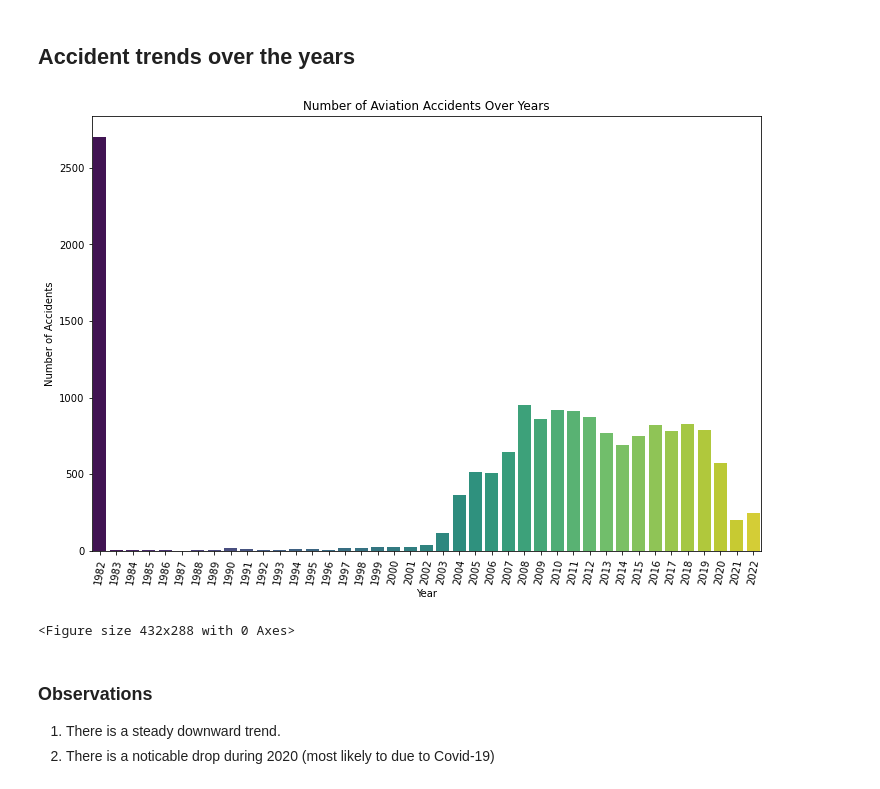
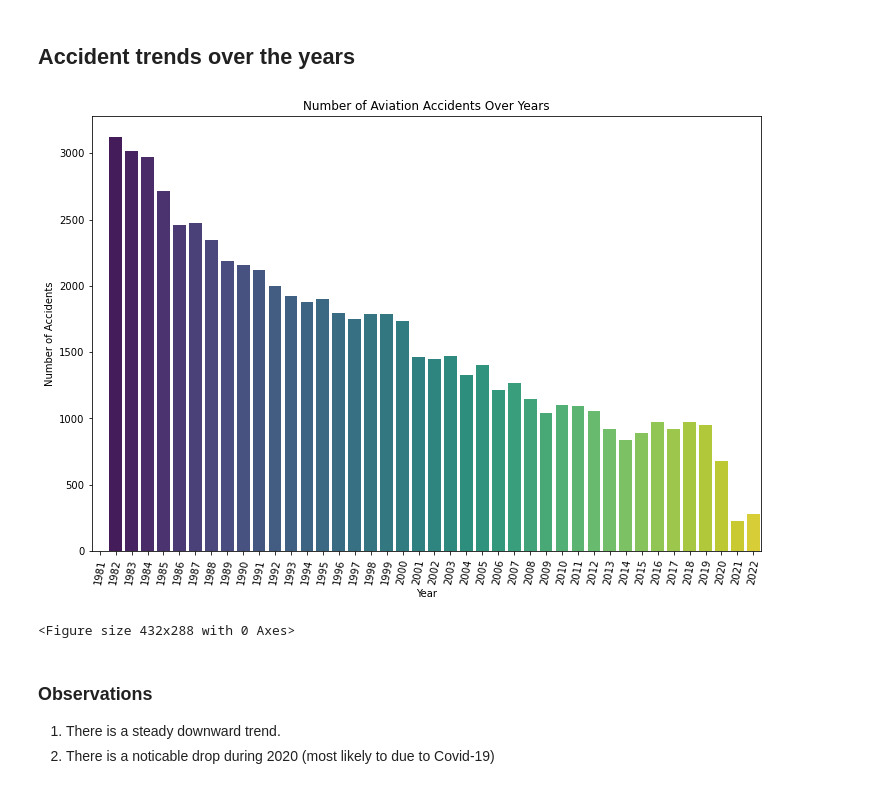
Before and after one commit to kaceyclougher/Phase-1-Project, a Jupyter notebook: Phase 1 Project Final.ipynb, the cells around one changed output. Saved outputs shown, nothing was run; the diff lists cells and outputs as text; code cells hidden in the pictures.

Commit message:
updated some fixes to final notebook and added some graphs

```diff
--- a/Phase 1 Project Final.ipynb
+++ b/Phase 1 Project Final.ipynb
@@ -242,3 +219,9 @@ df['Purpose_of_flight'].fillna('Unknown', inplace = True)
+# %%
+df['Aircraft_Category'].value_counts()
+
+all_df = df.copy()
+
+df = df[(df['Aircraft_Category'] == 'Airplane')]
 # %% [markdown]
 ###  Creating new Columns
 # %%
@@ -269,21 +252,21 @@ df.to_csv('./data/Clean_Aviation.csv', index = False)
 ## Accident trends over the years
 # %%
 #Make a new dataframe that contains accidents per year
-Accidents_per_year = df['created_year'].value_counts().sort_index().copy()
+Accidents_per_year = all_df['created_year'].value_counts().sort_index().copy()
 
 # Plot the data
 fig, ax = plt.subplots(figsize=(12,8))
 sns.barplot(x= Accidents_per_year.index, y= Accidents_per_year.values, palette='viridis')
 ax.set_xticklabels(Accidents_per_year.index, rotation =80)
 plt.xlabel('Year')
 plt.ylabel('Number of Accidents')
 plt.title('Number of Aviation Accidents Over Years')
 plt.show()
 plt.tight_layout()
 
 #Saved the figure manually
 # %% [output]
-[figure, old version]
+[figure, new version]
 <Figure size 432x288 with 0 Axes>
 # %% [markdown]
 ### Observations
```
Also changed, not shown: parts of 47 cells of this notebook, 19 other files.
